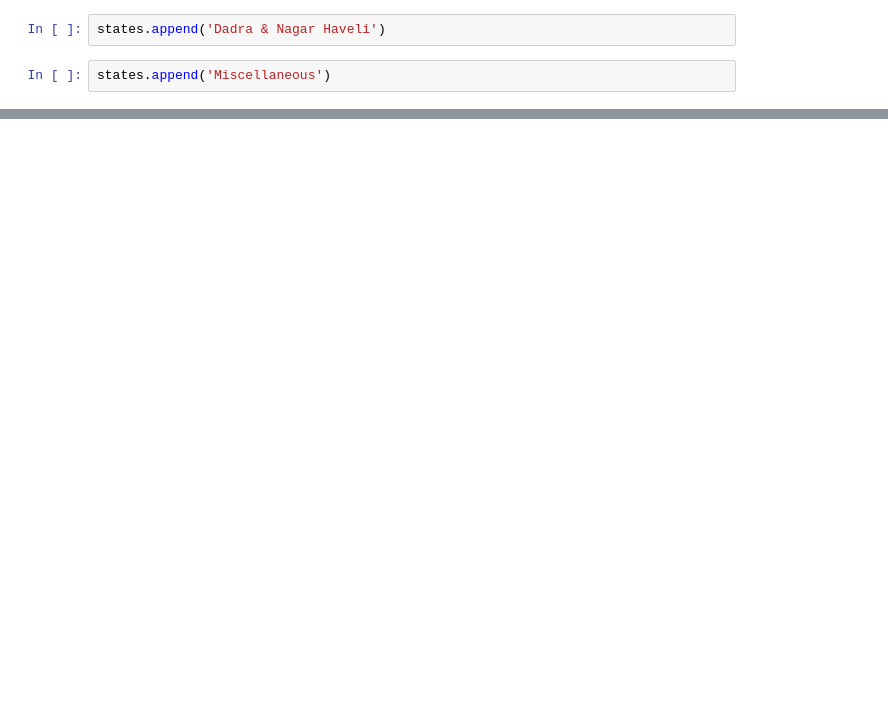
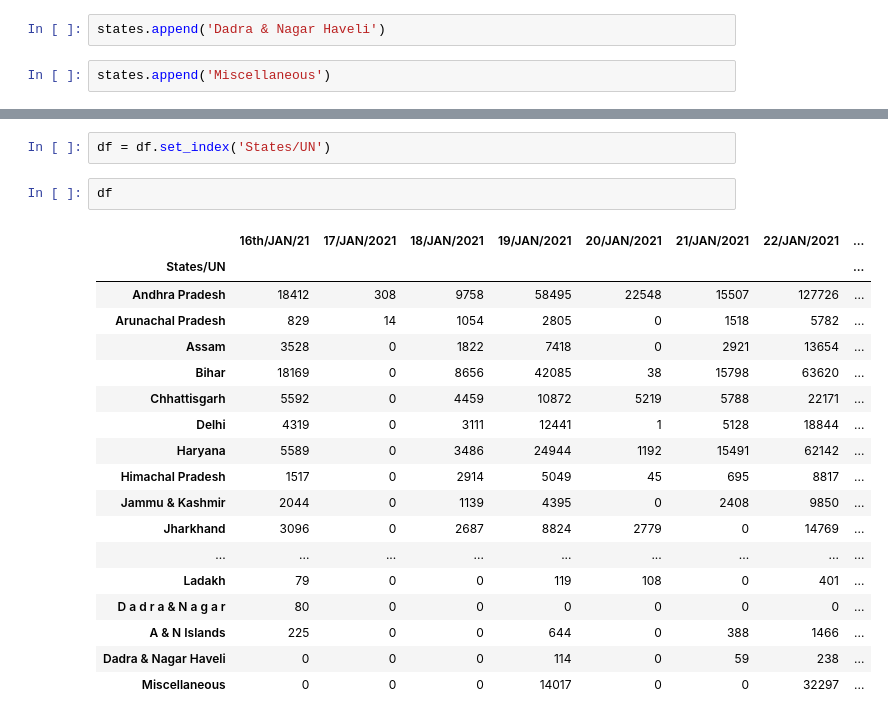
Before and after one commit to joyabhishek/DataScienceProjects, a Jupyter notebook: Is_vaccine_circulation_biased/Is vaccine circulation biased.ipynb, the cells around one changed output, grey strips where cells are left out. Cells and saved outputs as stored; diff of their text form; blank space fills up the shorter version.

```diff
--- a/Is_vaccine_circulation_biased/Is vaccine circulation biased.ipynb
+++ b/Is_vaccine_circulation_biased/Is vaccine circulation biased.ipynb
@@ -225,0 +330,23 @@ readTextFromPDF('PIB1689778.pdf')
+# %%
+df = df.set_index('States/UN')
+# %%
+df
+# %% [output]
+|  | 16th/JAN/21 | 17/JAN/2021 | 18/JAN/2021 | 19/JAN/2021 | 20/JAN/2021 | 21/JAN/2021 | 22/JAN/2021 | ... |
+| States/UN |  |  |  |  |  |  |  | ... |
+| Andhra Pradesh | 18412 | 308 | 9758 | 58495 | 22548 | 15507 | 127726 | ... |
+| Arunachal Pradesh | 829 | 14 | 1054 | 2805 | 0 | 1518 | 5782 | ... |
+| Assam | 3528 | 0 | 1822 | 7418 | 0 | 2921 | 13654 | ... |
+| Bihar | 18169 | 0 | 8656 | 42085 | 38 | 15798 | 63620 | ... |
+| Chhattisgarh | 5592 | 0 | 4459 | 10872 | 5219 | 5788 | 22171 | ... |
+| Delhi | 4319 | 0 | 3111 | 12441 | 1 | 5128 | 18844 | ... |
+| Haryana | 5589 | 0 | 3486 | 24944 | 1192 | 15491 | 62142 | ... |
+| Himachal Pradesh | 1517 | 0 | 2914 | 5049 | 45 | 695 | 8817 | ... |
+| Jammu & Kashmir | 2044 | 0 | 1139 | 4395 | 0 | 2408 | 9850 | ... |
+| Jharkhand | 3096 | 0 | 2687 | 8824 | 2779 | 0 | 14769 | ... |
+| ... | ... | ... | ... | ... | ... | ... | ... | ... |
+| Ladakh | 79 | 0 | 0 | 119 | 108 | 0 | 401 | ... |
+| D a d r a & N a g a r | 80 | 0 | 0 | 0 | 0 | 0 | 0 | ... |
+| A & N Islands | 225 | 0 | 0 | 644 | 0 | 388 | 1466 | ... |
+| Dadra & Nagar Haveli | 0 | 0 | 0 | 114 | 0 | 59 | 238 | ... |
+| Miscellaneous | 0 | 0 | 0 | 14017 | 0 | 0 | 32297 | ... |
```
Also changed, not shown: parts of 37 cells of this notebook, 1 other file.
